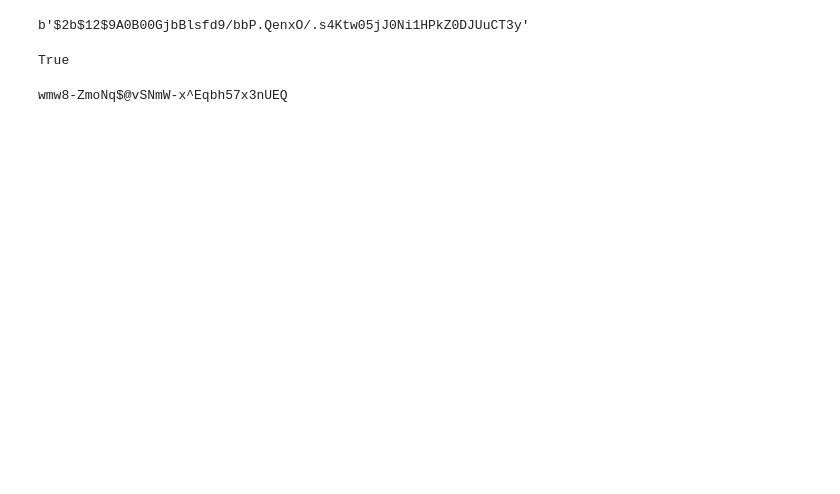
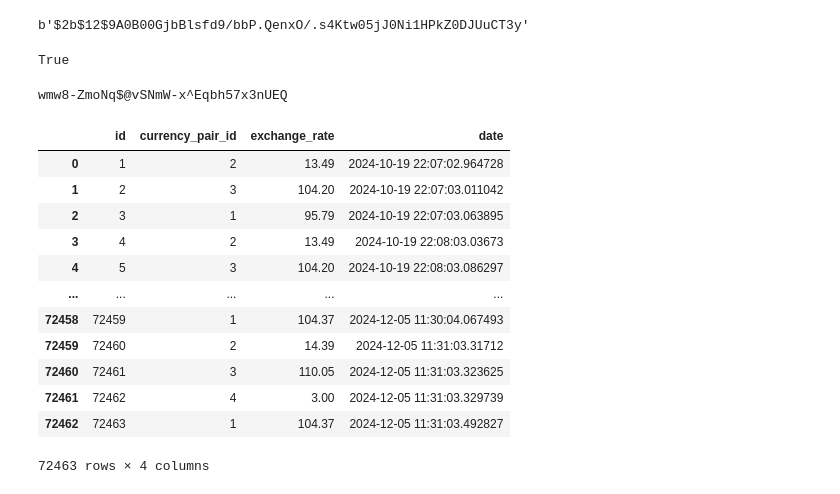
Before and after one commit to ShMelL25/trader, a Jupyter notebook: Untitled.ipynb, the cells around one changed output. Drawn from its saved outputs; the diff is of its cells as text; code cells hidden in the pictures; blank space fills up the shorter version.

```diff
--- a/Untitled.ipynb
+++ b/Untitled.ipynb
@@ -96,0 +108,18 @@ wmw8-ZmoNq$@vSNmW-x^Eqbh57x3nUEQ
+# %%
+df = pd.read_csv('data-1733644615104.csv')
+# %%
+df
+# %% [output]
+|  | id | currency_pair_id | exchange_rate | date |
+| 0 | 1 | 2 | 13.49 | 2024-10-19 22:07:02.964728 |
+| 1 | 2 | 3 | 104.20 | 2024-10-19 22:07:03.011042 |
+| 2 | 3 | 1 | 95.79 | 2024-10-19 22:07:03.063895 |
+| 3 | 4 | 2 | 13.49 | 2024-10-19 22:08:03.03673 |
+| 4 | 5 | 3 | 104.20 | 2024-10-19 22:08:03.086297 |
+| ... | ... | ... | ... | ... |
+| 72458 | 72459 | 1 | 104.37 | 2024-12-05 11:30:04.067493 |
+| 72459 | 72460 | 2 | 14.39 | 2024-12-05 11:31:03.31712 |
+| 72460 | 72461 | 3 | 110.05 | 2024-12-05 11:31:03.323625 |
+| 72461 | 72462 | 4 | 3.00 | 2024-12-05 11:31:03.329739 |
+| 72462 | 72463 | 1 | 104.37 | 2024-12-05 11:31:03.492827 |
+72463 rows × 4 columns
```
Also changed, not shown: parts of 2 cells of this notebook, 15 other files.
